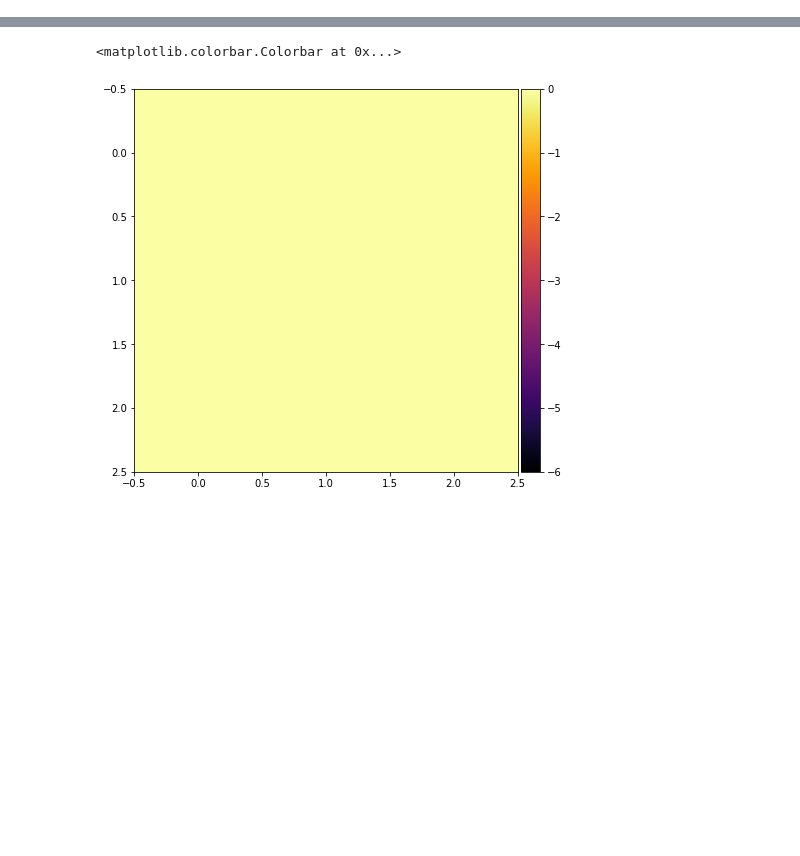
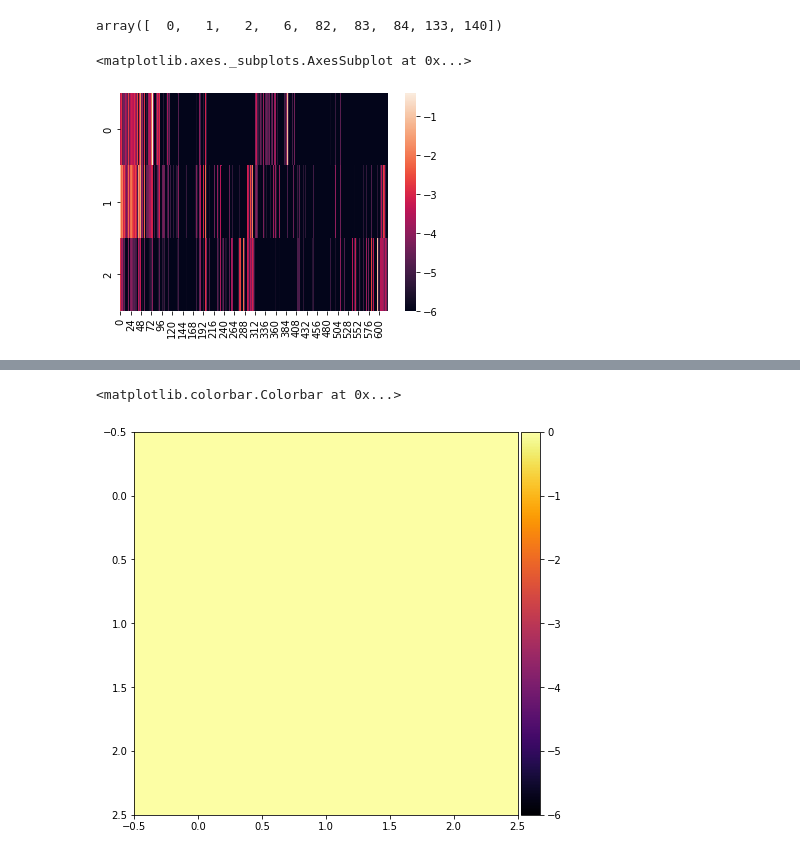
Before and after one commit to AllenInstitute/mouse_connectivity_models, a Jupyter notebook: analyses/paper/figures/Figure2_connectivity.ipynb, the cells around one changed output, grey strips where cells are left out. Saved outputs shown, nothing was run; the diff lists cells and outputs as text; code cells hidden in the pictures; blank space fills up the shorter version.

```diff
--- a/analyses/paper/figures/Figure2_connectivity.ipynb
+++ b/analyses/paper/figures/Figure2_connectivity.ipynb
@@ -7,0 +49,16 @@ wt_conn = pd.read_csv('/Users/samsonkoelle/wt_leafsmooth_leafsurface_sumtarget.c
+# %%
+
+
+#load data
+#there appears to be an issue with index_col = [0],  header=[0,1]
+dists = pd.read_csv('/Users/samsonkoelle/alleninstitute/sambranch/mouse_connectivity_models/analyses/paper/getinfo/distances.csv',  header=[0,1])
+
+def fix_pdcsv(csv):
+
+    #wt_conn = pd.read_csv('/Users/samsonkoelle/wt_leafsmooth_leafsurface_sumtarget.csv',  header=[0,1])
+    csv_rownames = np.asarray(csv.iloc[:,0])
+    csv = csv.iloc[:,1:]
+    csv.index = csv_rownames
+    return(csv)
+
+dists = fix_pdcsv(dists)
@@ -94,0 +305,9 @@ handles = [mpatches.Patch(color =  cs_col_ipsi_dict[major_structures[i]], label
+# %%
+np.where(log_wt_conn_nonzero[:,0] > -3)[0] #84,133
+# %% [output]
+array([  0,   1,   2,   6,  82,  83,  84, 133, 140])
+# %%
+sns.heatmap(log_wt_conn_nonzero[[100, 155,173]]) #100 is big, 155
+# %% [output]
+<matplotlib.axes._subplots.AxesSubplot at 0x...>
+[figure, added]
```
Also changed, not shown: parts of 28 cells of this notebook, 3 other files.
